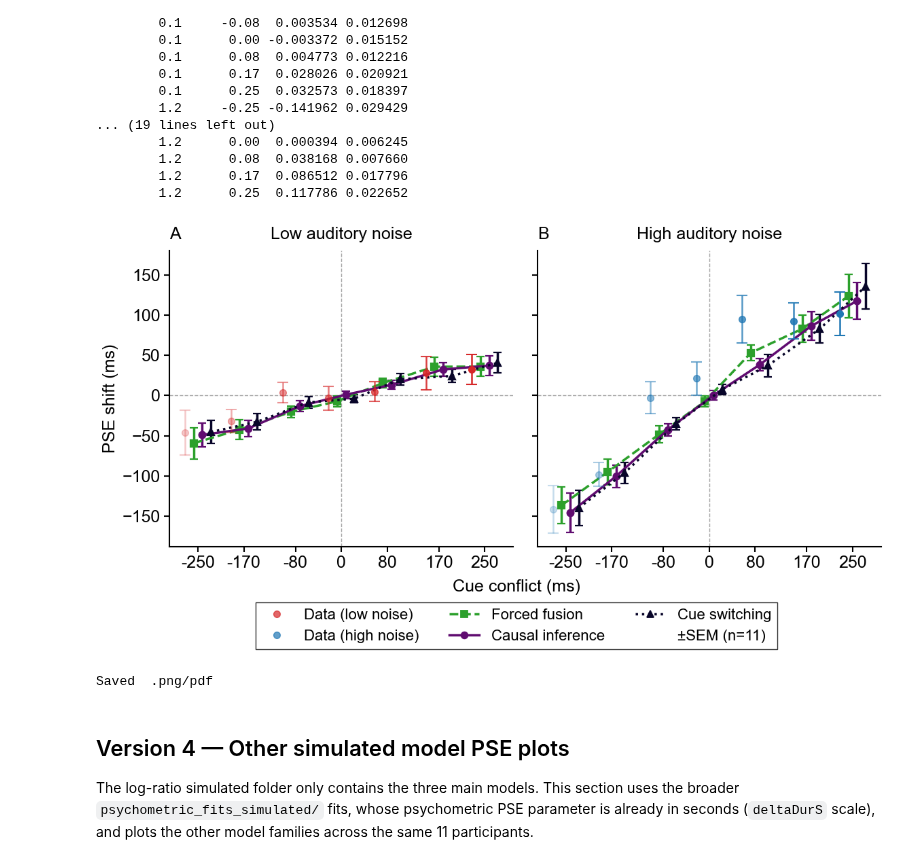
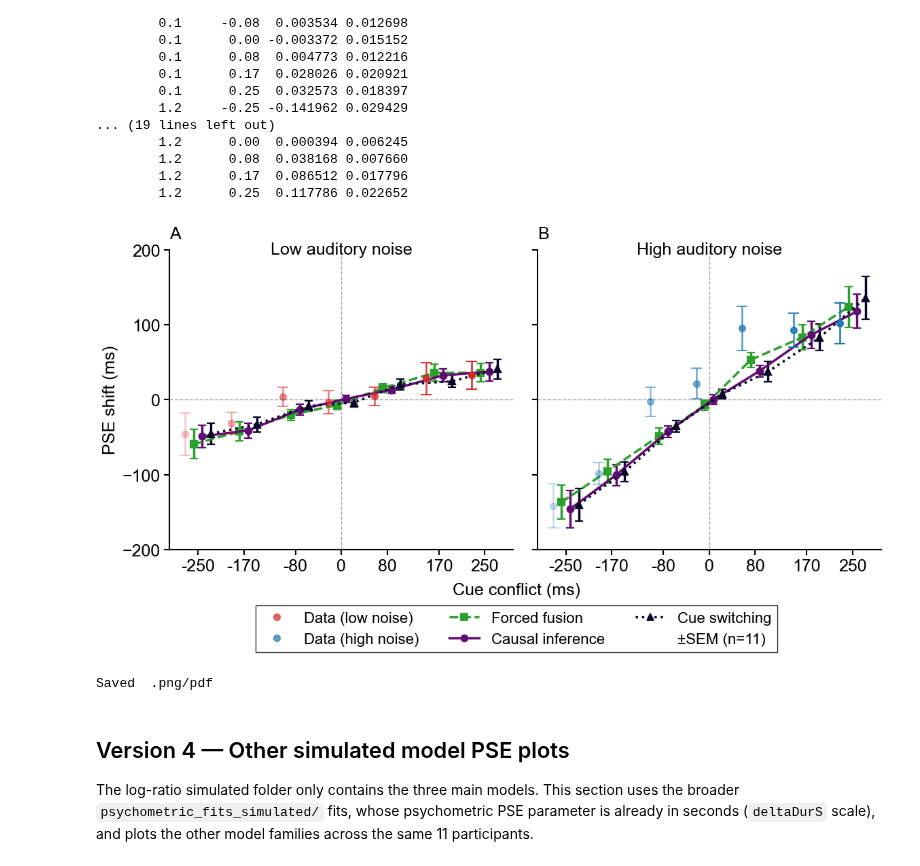
Before and after one commit to omeryildiran/av-dur-estimation, a Jupyter notebook: plotConflictvsPSE_clean.ipynb, the cells around one changed output. Saved outputs shown, nothing was run; the diff lists cells and outputs as text; code cells hidden in the pictures.

```diff
--- a/plotConflictvsPSE_clean.ipynb
+++ b/plotConflictvsPSE_clean.ipynb
@@ -523,36 +523,37 @@ for pi, (ax, noise) in enumerate(zip(axes, audio_levels)):
     ax.axvline(0, color='gray', ls='--', lw=1, alpha=.7)
     ax.set_title(panel_titles[pi], fontsize=FONT, loc='left', pad=12)
     ax.set_xticks([-250, -170, -80, 0, 80, 170, 250])
+    ax.set_yticks([-200, -100, 0, 100, 200])
     ax.set_xticklabels([str(t) for t in [-250, -170, -80, 0, 80, 170, 250]],
                        fontsize=FONT - 2)
     ax.tick_params(axis='both', labelsize=FONT)
     ax.spines['top'].set_visible(False)
     ax.spines['right'].set_visible(False)
 
 axes[0].text(0, 200, 'Low auditory noise', fontsize=FONT, ha='center', va='center')
 axes[1].text(0, 200, 'High auditory noise', fontsize=FONT, ha='center', va='center')
 axes[0].set_ylabel('PSE shift (ms)', fontsize=FONT)
 fig.supxlabel('Cue conflict (ms)', fontsize=FONT, x=0.53, y=0.18)
 
 handles.append(Line2D([], [], color='none'))
 labels.append(f'±SEM (n={n_participants})')
 
 fig.legend(handles, labels, loc='lower center',
            bbox_to_anchor=(0.53, 0.05), ncol=3,
            fontsize=FONT - 2, frameon=True, edgecolor='black',
            fancybox=False)
 plt.tight_layout(rect=(0, 0.12, 1, 1))
 
 plt.savefig('aggregated_mu_vs_models_sem.png', dpi=200, bbox_inches='tight')
 plt.savefig('aggregated_mu_vs_models_sem.pdf', dpi=900, format='pdf',
             bbox_inches='tight')
 
 # also save as svg for potential future edits in vector format
 plt.savefig('aggregated_mu_vs_models_sem.svg', format='svg', bbox_inches='tight')
 plt.show()
 print(f'Saved  .png/pdf')
 # %% [output]
-[figure, old version]
+[figure, new version]
 Saved  .png/pdf
 # %% [markdown]
 ## Version 4 — Other simulated model PSE plots
```
Also changed, not shown: parts of 3 cells of this notebook, 34 other files.
